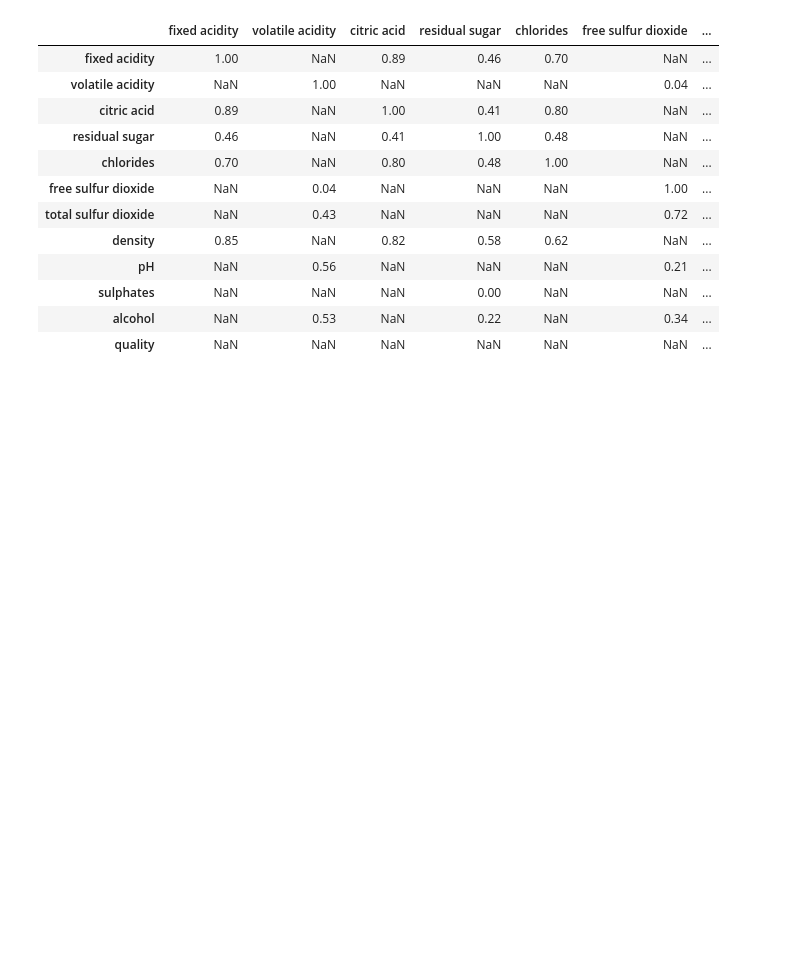
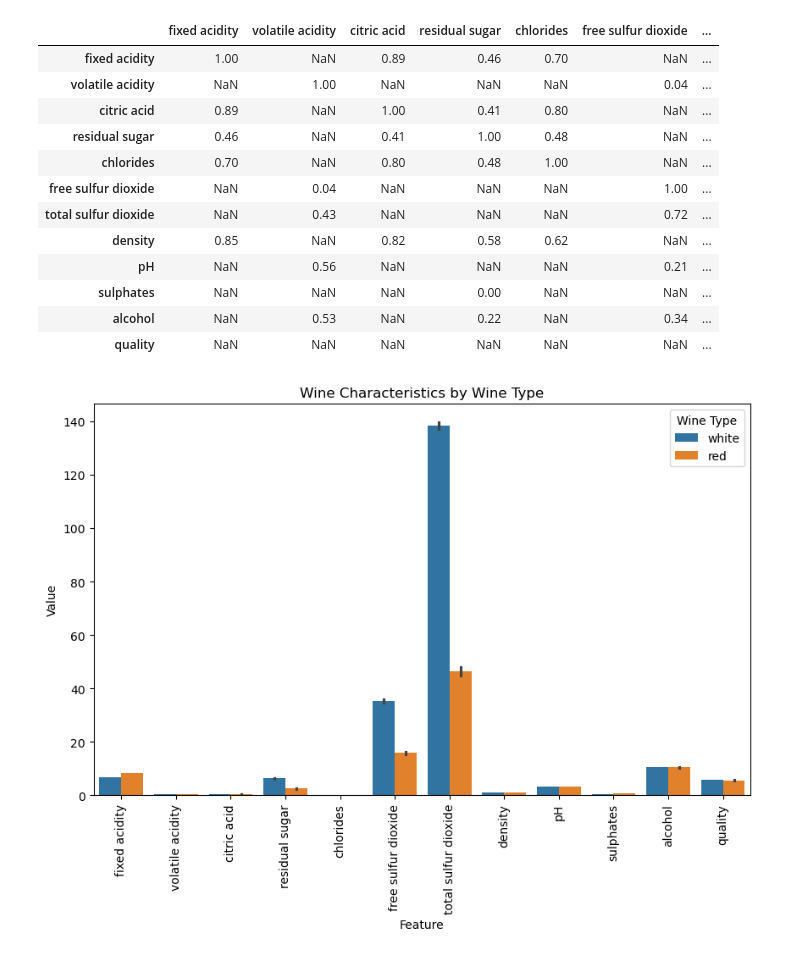
Before and after one commit to rakeshtparayil/BlueBerry-Winery, a Jupyter notebook: blueBerry_winery.ipynb, the cells around one changed output. Cells and saved outputs as stored; diff of their text form; code cells hidden in the pictures; blank space fills up the shorter version.

Commit message:
new_graphs

```diff
--- a/blueBerry_winery.ipynb
+++ b/blueBerry_winery.ipynb
@@ -467,3 +467,25 @@ positive_corr.round(2)
 | sulphates | NaN | NaN | NaN | 0.00 | NaN | NaN | ... |
 | alcohol | NaN | 0.53 | NaN | 0.22 | NaN | 0.34 | ... |
 | quality | NaN | NaN | NaN | NaN | NaN | NaN | ... |
+# %%
+# Step 2: Filter numeric columns and keep 'wine_type'
+numeric_data = combined_wine.select_dtypes(include=['number'])  # Select only numeric columns
+
+# Retain the 'wine_type' column
+if 'wine_type' in combined_wine.columns:
+    numeric_data['wine_type'] = combined_wine['wine_type']
+
+# Melt the data
+melted_wine = numeric_data.melt(id_vars=['wine_type'], var_name='Feature', value_name='Value')
+
+# Plot the melted data
+plt.figure(figsize=(10, 6))
+sns.barplot(data=melted_wine, x='Feature', y='Value', hue='wine_type')
+plt.title('Wine Characteristics by Wine Type')
+plt.xlabel('Feature')
+plt.ylabel('Value')
+plt.xticks(rotation=90)
+plt.legend(title='Wine Type')
+plt.show()
+# %% [output]
+[figure, added]
```
